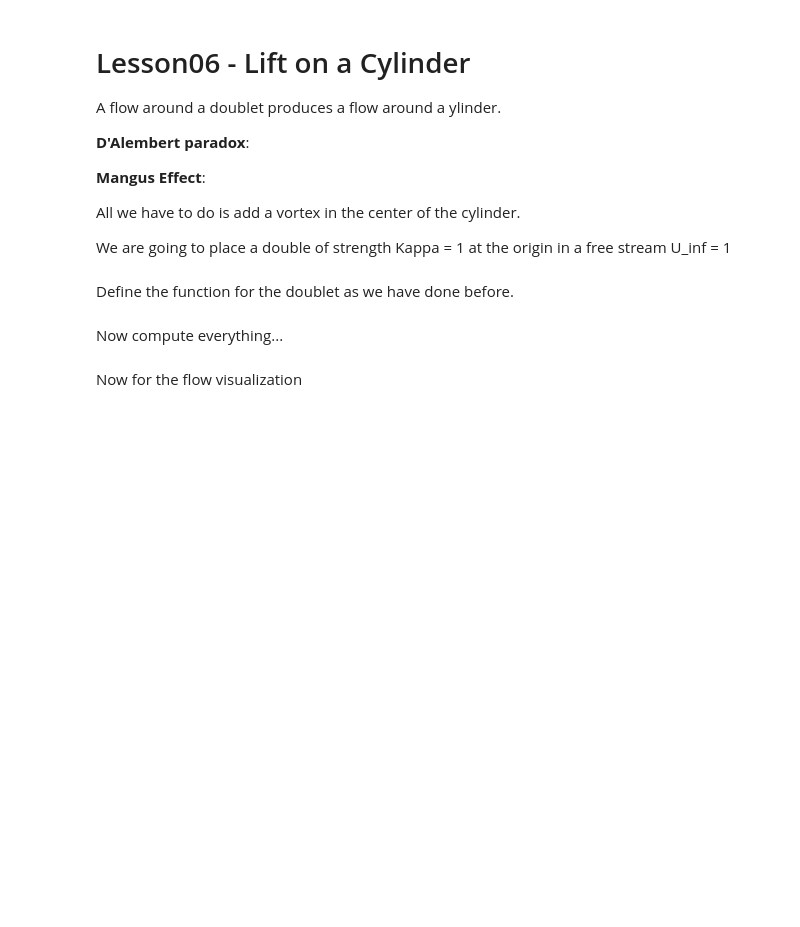
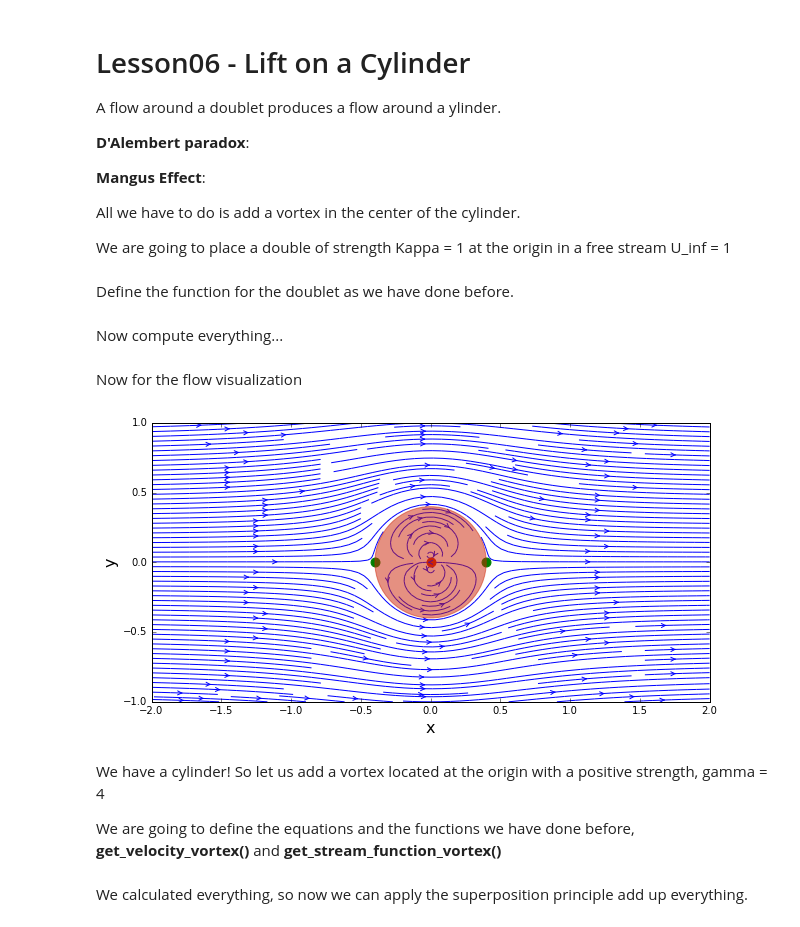
Before and after one commit to jennakosborn/mae6226, a Jupyter notebook: Lesson06 .ipynb, the cells around one changed output. Drawn from its saved outputs; the diff is of its cells as text; code cells hidden in the pictures; blank space fills up the shorter version.

```diff
--- a/Lesson06 .ipynb
+++ b/Lesson06 .ipynb
@@ -110,3 +110,29 @@ v = v_freestream + v_doublet
 psi = psi_freestream + psi_doublet
 # %% [markdown]
 Now for the flow visualization
+# %%
+# plot the stream lines
+size  = 10
+pyplot.figure(figsize = (size, (y_end-y_start)/(x_end-x_start)*size))
+pyplot.xlabel('x', fontsize= 16)
+pyplot.ylabel('y', fontsize = 16)
+pyplot.xlim(x_start,x_end)
+pyplot.ylim(y_start,y_end)
+pyplot.streamplot(X, Y, u, v, density =2, linewidth =1, arrowsize= 1, arrowstyle= '->')
+pyplot.scatter(x_doublet, y_doublet, color = '#CD2305', s=80,marker='o')
+
+#calculate the cylinder radius and add the cylinder to the figure
+R = math.sqrt(kappa/(2*math.pi*u_inf))
+circle = pyplot.Circle((0,0), radius=R, color='#CD2305', alpha=0.5)
+pyplot.gca().add_patch(circle)
+
+#Add the stagnation points
+x_stagn1, y_stagn1 = +math.sqrt(kappa/(2*math.pi*u_inf)), 0
+x_stagn2, y_stagn2 = -math.sqrt(kappa/(2*math.pi*u_inf)), 0
+pyplot.scatter([x_stagn1, x_stagn2], [y_stagn1, y_stagn2], color = 'g', s=80, marker='o');
+# %% [output]
+[figure, added]
+# %% [markdown]
+We have a cylinder! So let us add a vortex located at the origin with a positive strength, gamma = 4
+
+We are going to define the equations and the functions we have done before, **get_velocity_vortex()** and **get_stream_function_vortex()**
@@ -112,0 +202,2 @@ Now for the flow visualization
+# %% [markdown]
+We calculated everything, so now we can apply the superposition principle add up everything.
```
Also changed, not shown: parts of 5 cells of this notebook.
